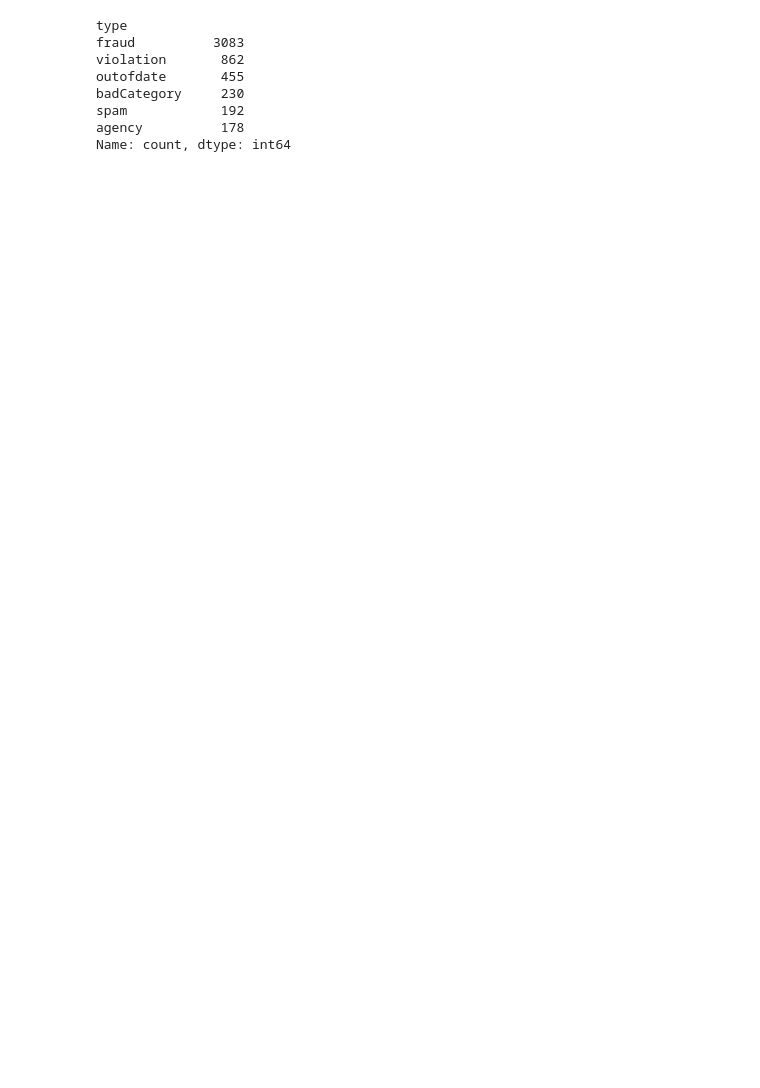
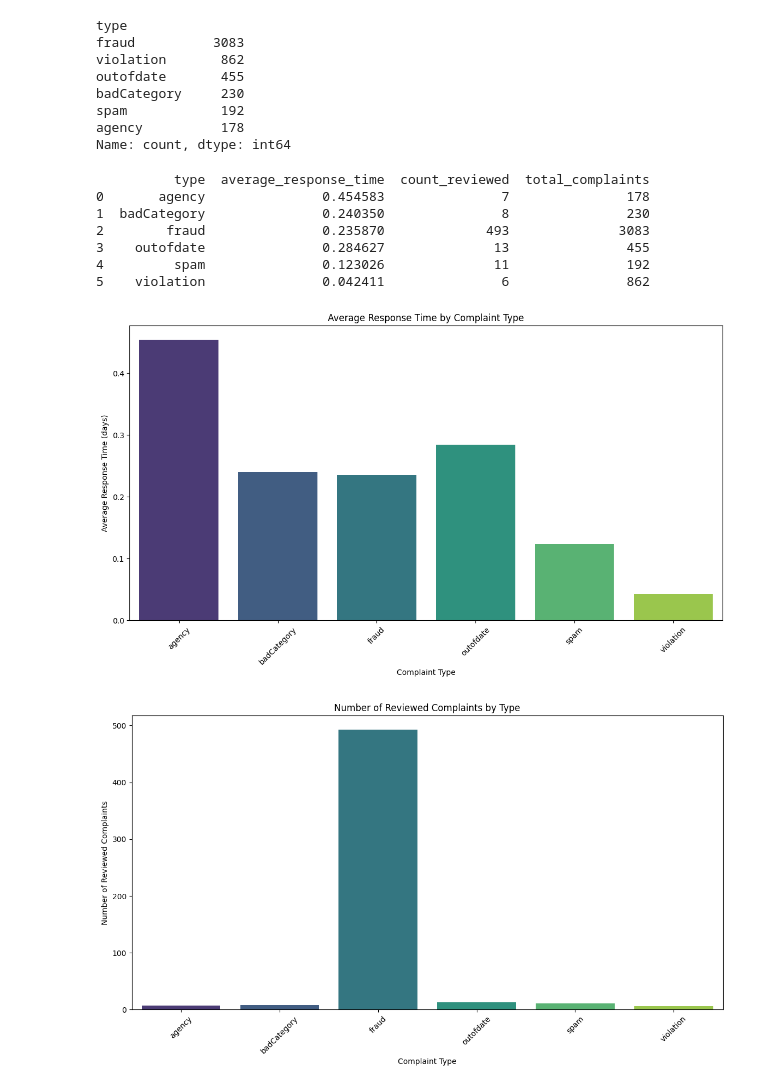
Before and after one commit to KadyrbekAnalyst/OLX_TEST, a Jupyter notebook: problem_4.ipynb, the cells around one changed output. Saved outputs shown, nothing was run; the diff lists cells and outputs as text; code cells hidden in the pictures; blank space fills up the shorter version.

```diff
--- a/problem_4.ipynb
+++ b/problem_4.ipynb
@@ -205,3 +205,60 @@ badCategory     230
 spam            192
 agency          178
 Name: count, dtype: int64
+# %%
+# # Ensure 'created_at' and 'checked_at' are datetime
+# df['created_at'] = pd.to_datetime(df['created_at'])
+# df['checked_at'] = pd.to_datetime(df['checked_at'])
+
+# Calculate response time in days
+df['response_time'] = (df['checked_at'] - df['created_at']).dt.total_seconds() / (24 * 3600)
+
+# Filter only reviewed complaints (where 'checked_at' is not null)
+df['is_reviewed'] = df['checked_at'].notnull()
+
+# Calculate average response time and count of reviewed complaints by type
+response_summary = df.groupby('type').agg(
+    average_response_time=('response_time', 'mean'),
+    count_reviewed=('is_reviewed', 'sum'),
+    total_complaints=('id', 'count')
+).reset_index()
+
+# Display the summary
+print(response_summary)
+
+# Plot average response time for each type
+plt.figure(figsize=(14, 7))
+sns.barplot(data=response_summary, x='type', y='average_response_time', palette='viridis')
+plt.title('Average Response Time by Complaint Type')
+plt.xlabel('Complaint Type')
+plt.ylabel('Average Response Time (days)')
+plt.xticks(rotation=45)
+plt.show()
+
+# Plot number of reviewed complaints for each type
+plt.figure(figsize=(14, 7))
+sns.barplot(data=response_summary, x='type', y='count_reviewed', palette='viridis')
+plt.title('Number of Reviewed Complaints by Type')
+plt.xlabel('Complaint Type')
+plt.ylabel('Number of Reviewed Complaints')
+plt.xticks(rotation=45)
+plt.show()
+
+# Plot total complaints for each type
+plt.figure(figsize=(14, 7))
+sns.barplot(data=response_summary, x='type', y='total_complaints', palette='viridis')
+plt.title('Total Complaints by Type')
+plt.xlabel('Complaint Type')
+plt.ylabel('Total Complaints')
+plt.xticks(rotation=45)
+plt.show()
+# %% [output]
+          type  average_response_time  count_reviewed  total_complaints
+0       agency               0.454583               7               178
+1  badCategory               0.240350               8               230
+2        fraud               0.235870             493              3083
+3    outofdate               0.284627              13               455
+4         spam               0.123026              11               192
+5    violation               0.042411               6               862
+[figure, added]
+[figure, added]
```
Also changed, not shown: parts of 1 cell of this notebook.
